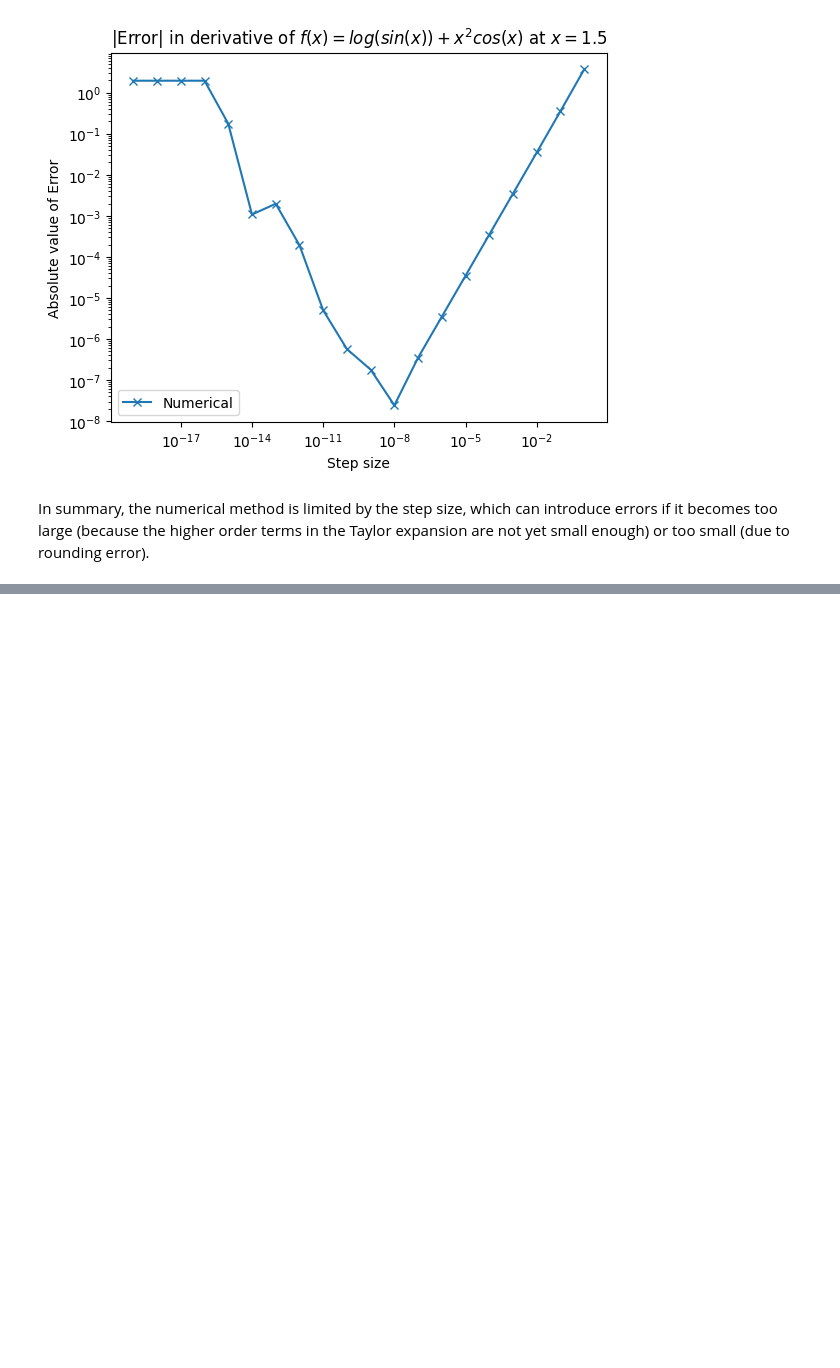
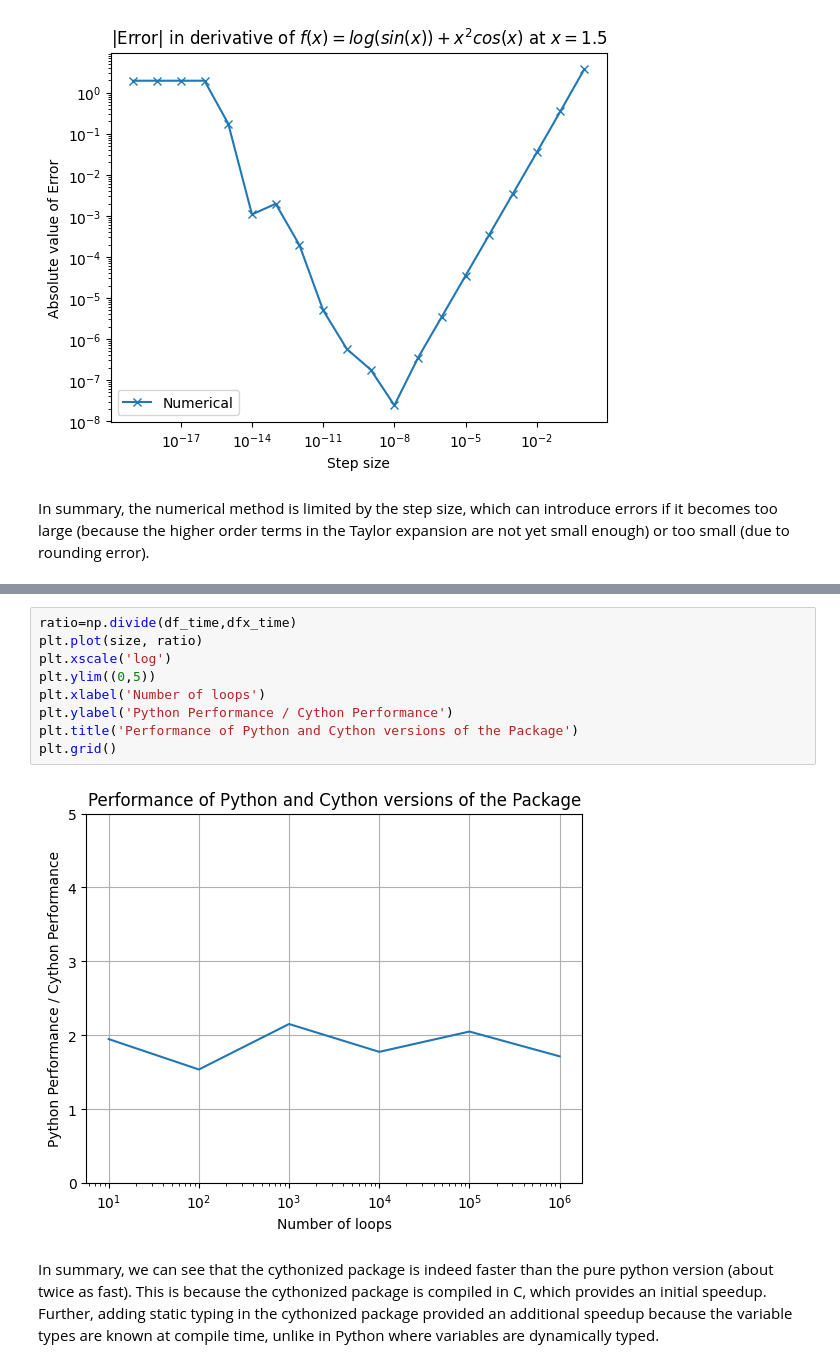
Before and after one commit to Fayzan03/C1_Coursework, a Jupyter notebook: docs/Tutorial/dual_autodiff.ipynb, the cells around one changed output, grey strips where cells are left out. Saved outputs shown, nothing was run; the diff lists cells and outputs as text; blank space fills up the shorter version.

```diff
--- a/docs/Tutorial/dual_autodiff.ipynb
+++ b/docs/Tutorial/dual_autodiff.ipynb
@@ -306,0 +274,13 @@ y=df.Dual(1.5,1)
+# %%
+ratio=np.divide(df_time,dfx_time)
+plt.plot(size, ratio)
+plt.xscale('log')
+plt.ylim((0,5))
+plt.xlabel('Number of loops')
+plt.ylabel('Python Performance / Cython Performance')
+plt.title('Performance of Python and Cython versions of the Package')
+plt.grid()
+# %% [output]
+[figure, added]
+# %% [markdown]
+In summary, we can see that the cythonized package is indeed faster than the pure python version (about twice as fast). This is because the cythonized package is compiled in C, which provides an initial speedup. Further, adding static typing in the cythonized package provided an additional speedup because the variable types are known at compile time, unlike in Python where variables are dynamically typed.
```
Also changed, not shown: parts of 15 cells of this notebook, 16 other files.
